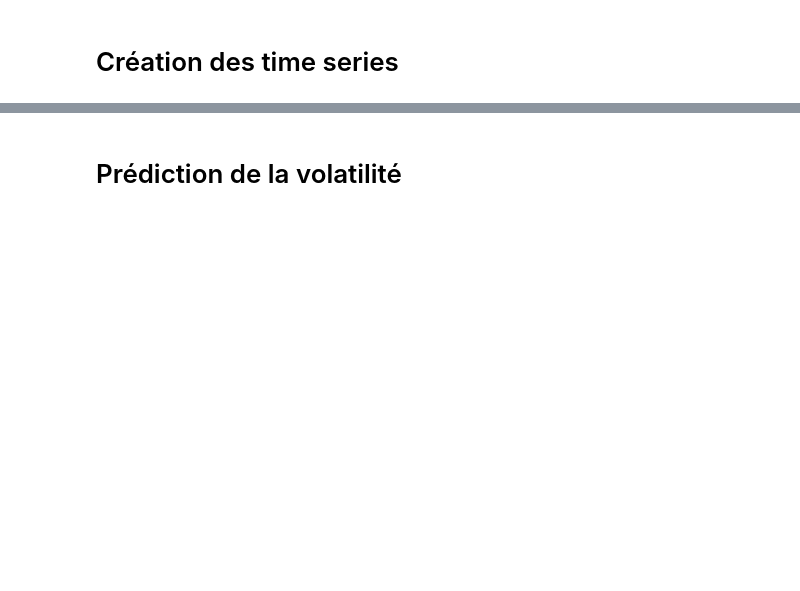
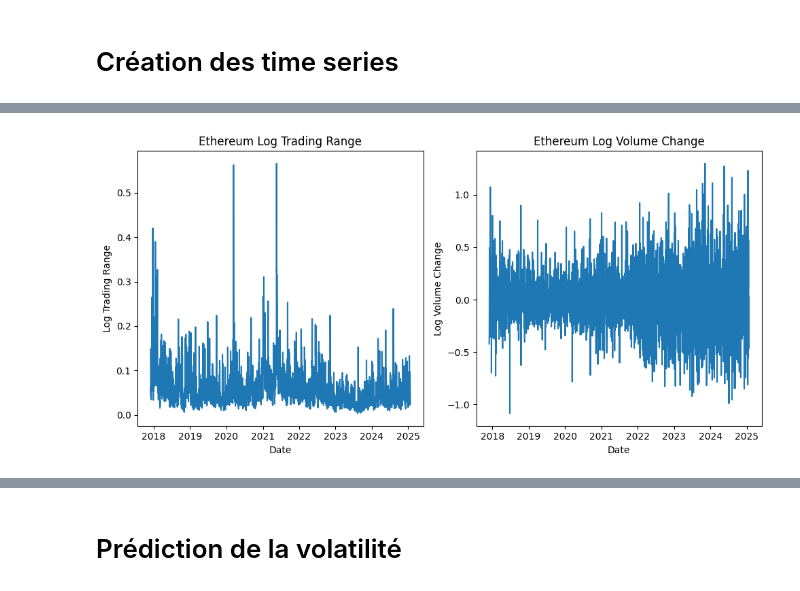
Before and after one commit to emmaebrl/crypto-volatility-lab, a Jupyter notebook: sandbox/all_currencies.ipynb, the cells around one changed output, grey strips where cells are left out. Drawn from its saved outputs; the diff is of its cells as text; code cells hidden in the pictures; blank space fills up the shorter version.

```diff
--- a/sandbox/all_currencies.ipynb
+++ b/sandbox/all_currencies.ipynb
@@ -87,0 +133,15 @@ plt.show()
+# %%
+# plot log trading range and log volume change for bitcoin 2 subplots
+fig, ax = plt.subplots(1, 2, figsize=(10, 5))
+ax[0].plot(ethereum_data["Date"], ethereum_data["Log Trading Range"])
+ax[0].set_title("Ethereum Log Trading Range")
+ax[0].set_xlabel("Date")
+ax[0].set_ylabel("Log Trading Range")
+ax[1].plot(ethereum_data["Date"], ethereum_data["Log Volume Change"])
+ax[1].set_title("Ethereum Log Volume Change")
+ax[1].set_xlabel("Date")
+ax[1].set_ylabel("Log Volume Change")
+plt.tight_layout()
+plt.show()
+# %% [output]
+[figure, added]
```
Also changed, not shown: parts of 23 cells of this notebook, 8 other files.
